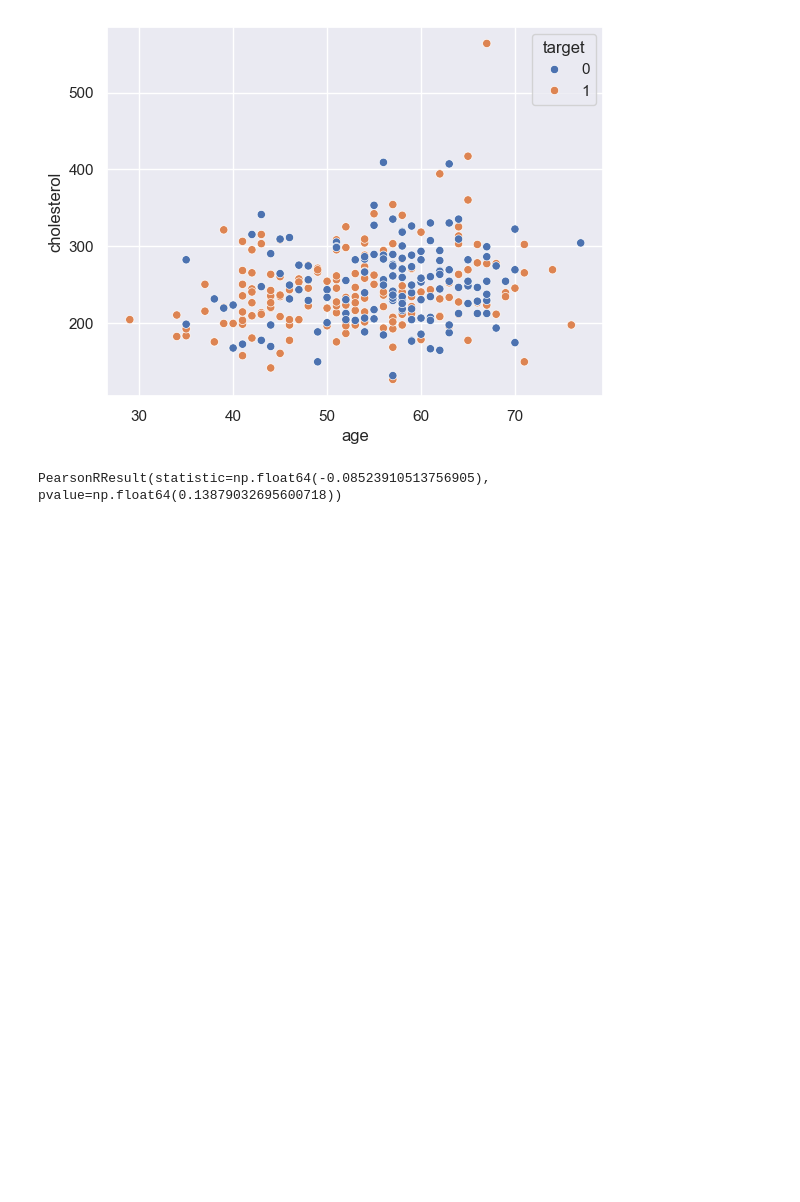
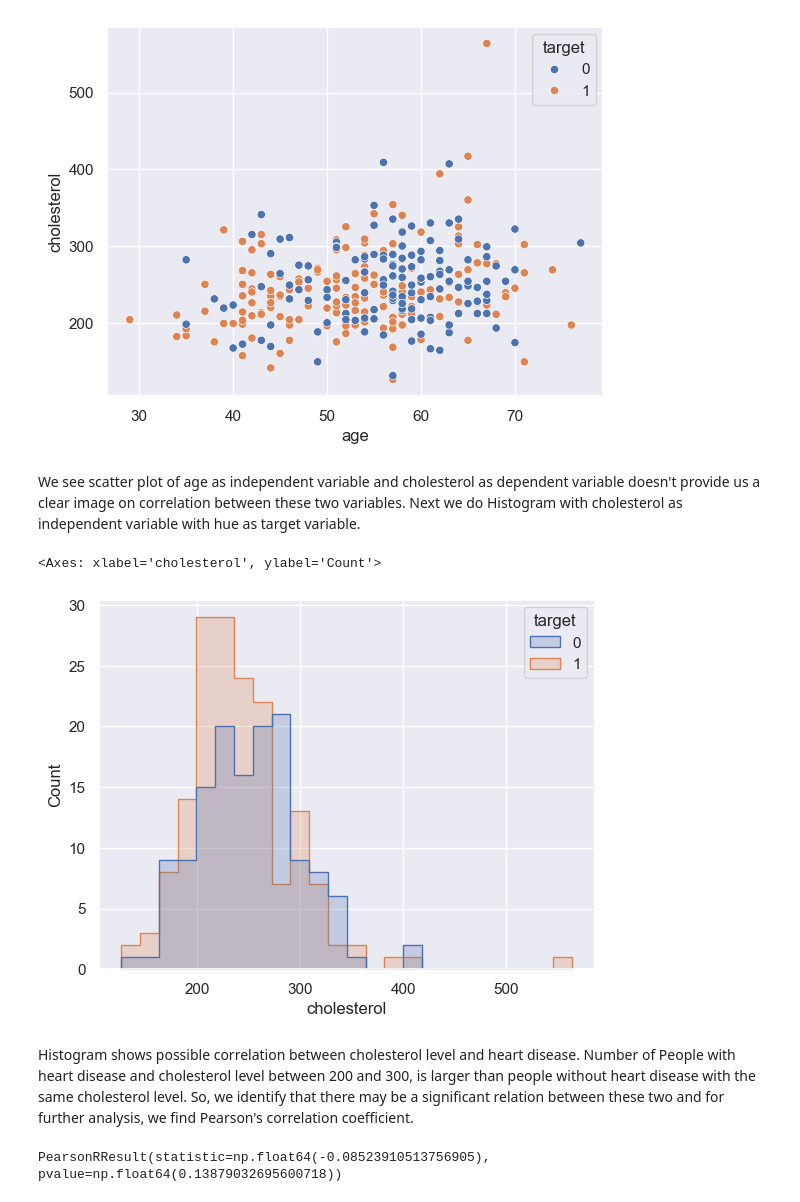
Before and after one commit to MonalisaMiddya/summerpy, a Jupyter notebook: July 16 - Detect heart disease in anonymous patients.ipynb, the cells around one changed output. Cells and saved outputs as stored; diff of their text form; code cells hidden in the pictures; blank space fills up the shorter version.

```diff
--- a/July 16 - Detect heart disease in anonymous patients.ipynb
+++ b/July 16 - Detect heart disease in anonymous patients.ipynb
@@ -214,6 +216,15 @@ sns.scatterplot(data=hd, x='age', y='cholesterol', hue='target' )
 # %% [output]
 <Axes: xlabel='age', ylabel='cholesterol'>
 [figure]
+# %% [markdown]
+We see scatter plot of age as independent variable and cholesterol as dependent variable doesn't provide us a clear image on correlation between these two variables. Next we do Histogram with cholesterol as independent variable with hue as target variable.
+# %%
+sns.histplot(data=hd, x='cholesterol', hue='target', element='step')
+# %% [output]
+<Axes: xlabel='cholesterol', ylabel='Count'>
+[figure, added]
+# %% [markdown]
+Histogram shows possible correlation between cholesterol level and heart disease. Number of People with heart disease and cholesterol level between 200 and 300, is larger than people without heart disease with the same cholesterol level. So, we identify that there may be a significant relation between these two and for further analysis, we find Pearson's correlation coefficient.
 # %%
 from scipy import stats
 stats.pearsonr(hd["cholesterol"], hd["target"]) # not significant
```
Also changed, not shown: parts of 5 cells of this notebook.
